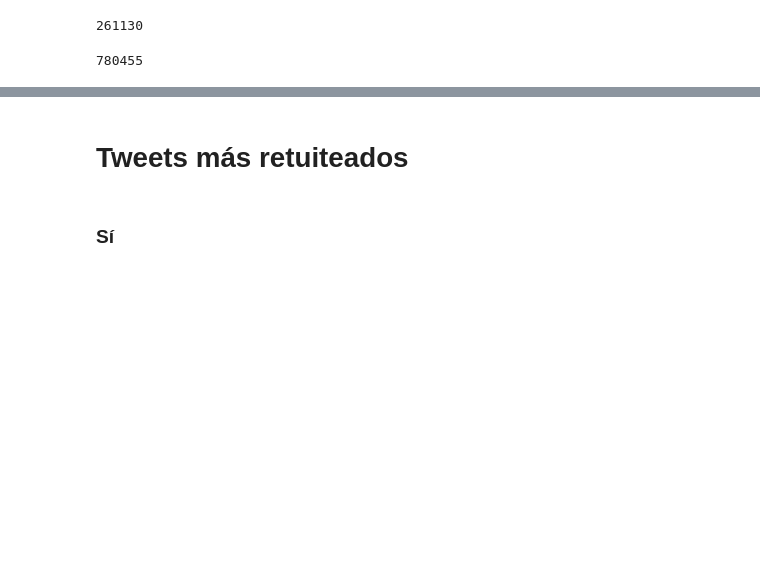
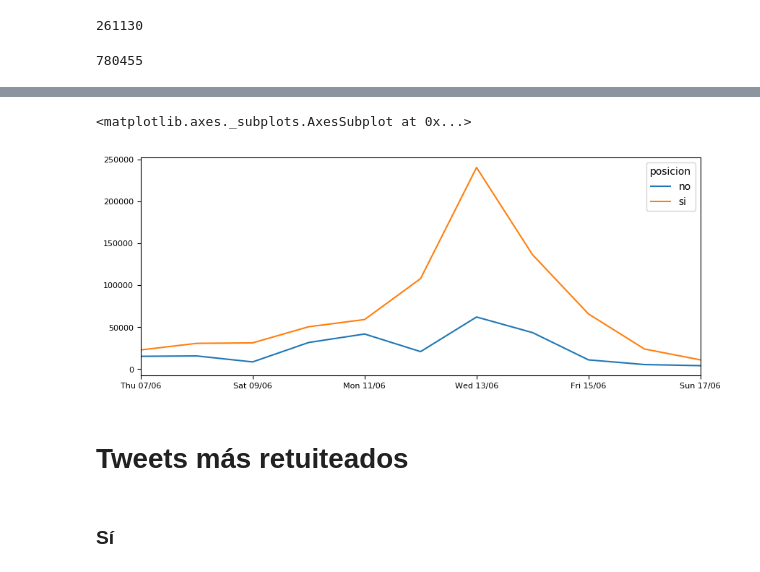
Before and after one commit to pablocelayes/twitter-aborto, a Jupyter notebook: notebooks/1.0-analisis-tweets.ipynb, the cells around one changed output, grey strips where cells are left out. Saved outputs shown, nothing was run; the diff lists cells and outputs as text; code cells hidden in the pictures; blank space fills up the shorter version.

Commit message:
Gráfico de cantidad de tweets por día y posición

```diff
--- a/notebooks/1.0-analisis-tweets.ipynb
+++ b/notebooks/1.0-analisis-tweets.ipynb
@@ -30,5 +30,5 @@ len(tweets_si)
 780455
 # %%
 %%time
-tweets.groupby([tweets.created_at.dt.date, tweets.posicion])['created_at'].count()
+gb = tweets.groupby([tweets.created_at.dt.date, tweets.posicion])['created_at'].count()
 # %% [output]
@@ -54,3 +37,10 @@ Name: created_at, dtype: int64
+# %%
+gb = gb.unstack()
+gb.index = [d.strftime("%a %d/%m") for d in gb.index]
+gb.plot(figsize=(10,4), fontsize=8)
+# %% [output]
+<matplotlib.axes._subplots.AxesSubplot at 0x...>
+[figure, added]
 # %% [markdown]
 # Tweets más retuiteados
 # %%
```
Also changed, not shown: parts of 1 cell of this notebook.
